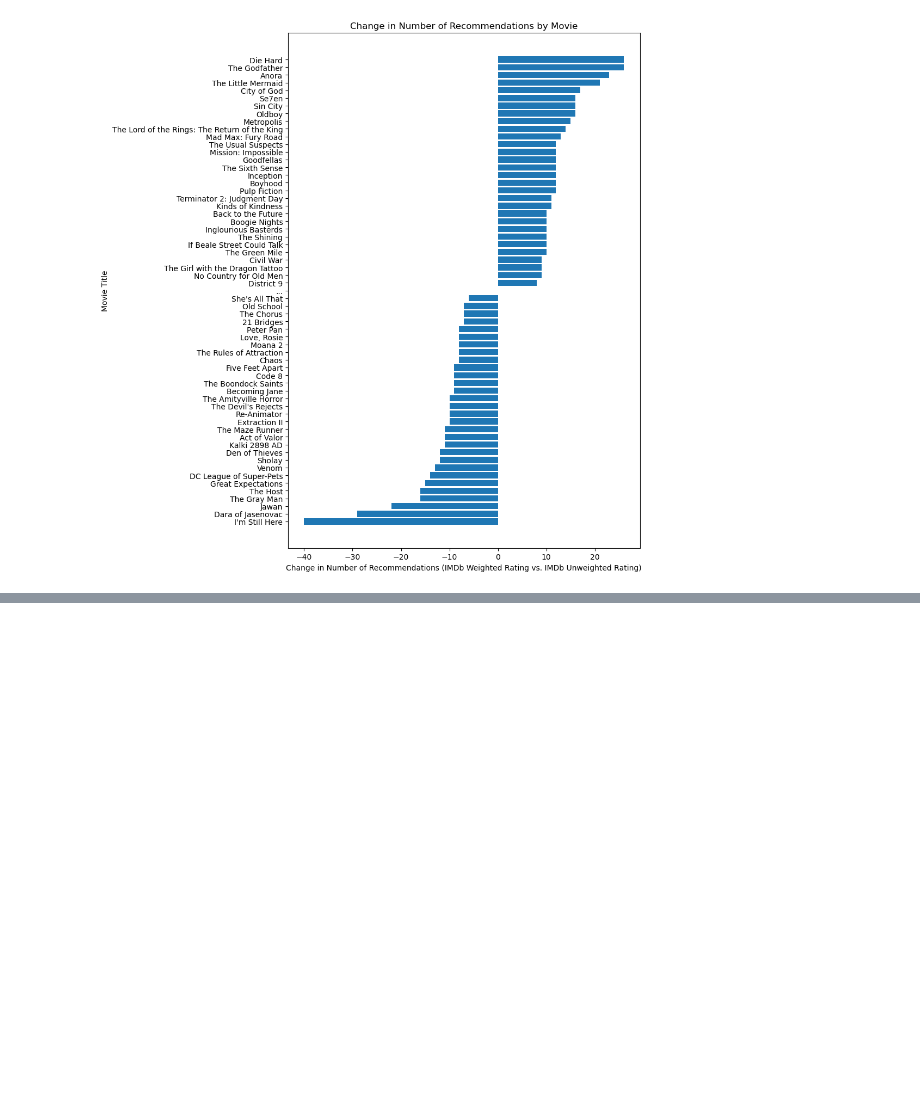
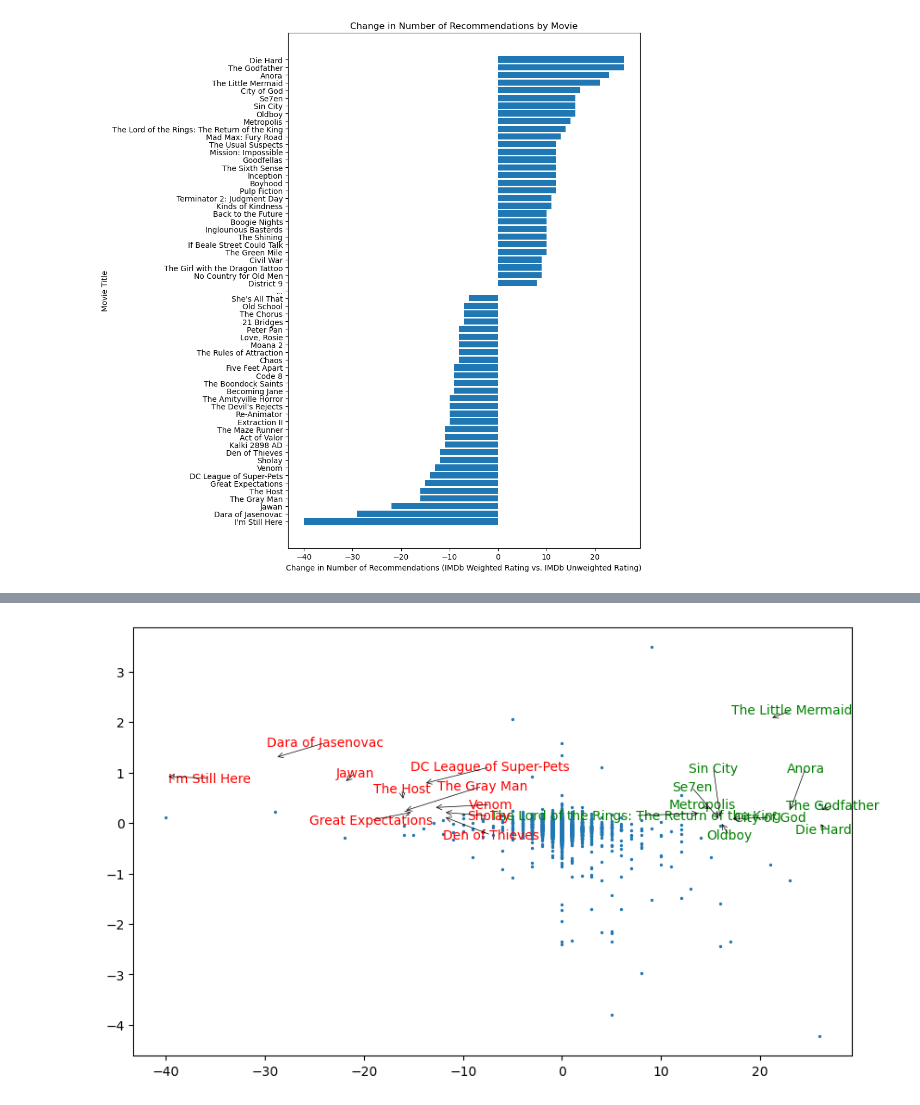
Before and after one commit to kaijchang/cmpu250-project-group-1, a Jupyter notebook: preliminary_report/preliminary_report.ipynb, the cells around one changed output, grey strips where cells are left out. Saved outputs shown, nothing was run; the diff lists cells and outputs as text; code cells hidden in the pictures; blank space fills up the shorter version.

```diff
--- a/preliminary_report/preliminary_report.ipynb
+++ b/preliminary_report/preliminary_report.ipynb
@@ -209,14 +209,16 @@ plt.show()
 # %% [markdown]
 The distribution of the percentage polarized votes is highly right-skewed, with almost all movies having fewer than 20% polarized votes.
 # %%
+df_to_plot = movies.sort_values('rating_diff', ascending=True)
+
 fig, ax = plt.subplots(figsize=(10, 6))
 ax.scatter(movies['polarization_score'], movies['rating_diff'].abs(), s=2)
 
 texts = []
-for i, movie in enumerate(sorted_movies.tail(10).itertuples()):
+for i, movie in enumerate(df_to_plot.tail(10).itertuples()):
     texts.append(ax.text(movie.polarization_score, abs(movie.rating_diff), movie.title, color='green'))
 
-for i, movie in enumerate(sorted_movies.head(10).itertuples()):
+for i, movie in enumerate(df_to_plot.head(10).itertuples()):
     texts.append(ax.text(movie.polarization_score, abs(movie.rating_diff), movie.title, color='red'))
 
 
@@ -491,12 +493,12 @@ diff_recommendation_data.sort_values('num_recommendations_diff', ascending=True)
 | 1350 | Peter Pan | -8 | -0.333333 |
 | 1450 | Love, Rosie | -8 | -0.156863 |
 # %%
-diff_recommendation_data = diff_recommendation_data.sort_values('num_recommendations_diff', ascending=True)
+df_to_plot = diff_recommendation_data.sort_values('num_recommendations_diff', ascending=True)
 
 df_to_plot = pd.concat((
-    diff_recommendation_data.head(30),
+    df_to_plot.head(30),
     pd.DataFrame([{'title': '...', 'num_recommendations_diff': 0}]),
-    diff_recommendation_data.tail(30)
+    df_to_plot.tail(30)
 ))
 
 plt.figure(figsize=(10, 10))
@@ -511,0 +529,25 @@ plt.show()
+# %%
+df_to_plot = diff_recommendation_data.sort_values('num_recommendations_diff', ascending=True)
+
+fig, ax = plt.subplots(figsize=(10, 6))
+ax.scatter(
+    df_to_plot['num_recommendations_diff'],
+    movies.loc[diff_recommendation_data.index]['rating_diff'],
+    s=2
+)
+
+texts = []
+for i, movie in enumerate(df_to_plot.tail(10).itertuples()):
+    texts.append(ax.text(movie.num_recommendations_diff, abs(movies.loc[movie.Index]['rating_diff']), movie.title, color='green'))
+
+for i, movie in enumerate(df_to_plot.head(10).itertuples()):
+    texts.append(ax.text(movie.num_recommendations_diff, abs(movies.loc[movie.Index]['rating_diff']), movie.title, color='red'))
+
+
+adjust_text(texts, autoalign='xy',
+            expand_points=(1.2, 1.2),
+            arrowprops=dict(arrowstyle="->", color='black', lw=0.5))
+
+plt.show()
+# %% [output]
+[figure, added]
```
Also changed, not shown: parts of 4 cells of this notebook, 1 other file.
